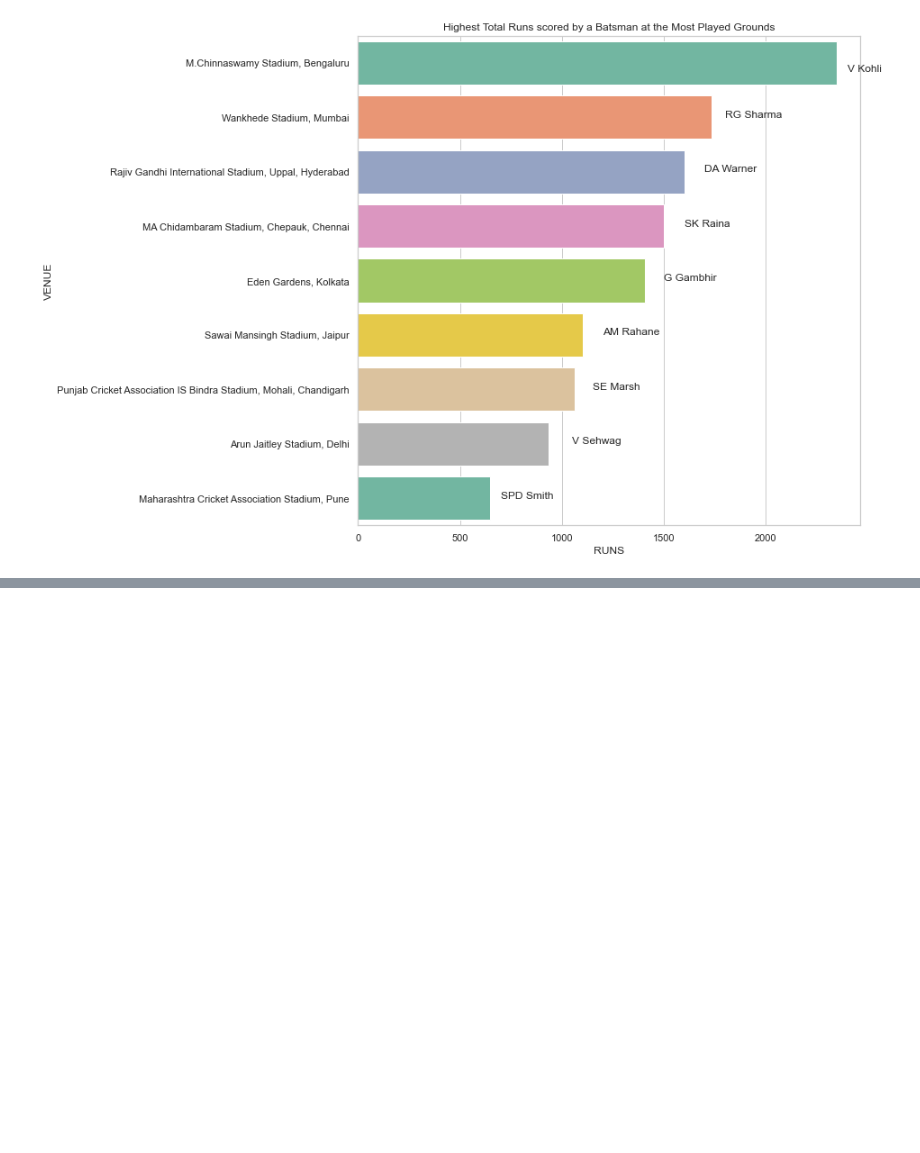
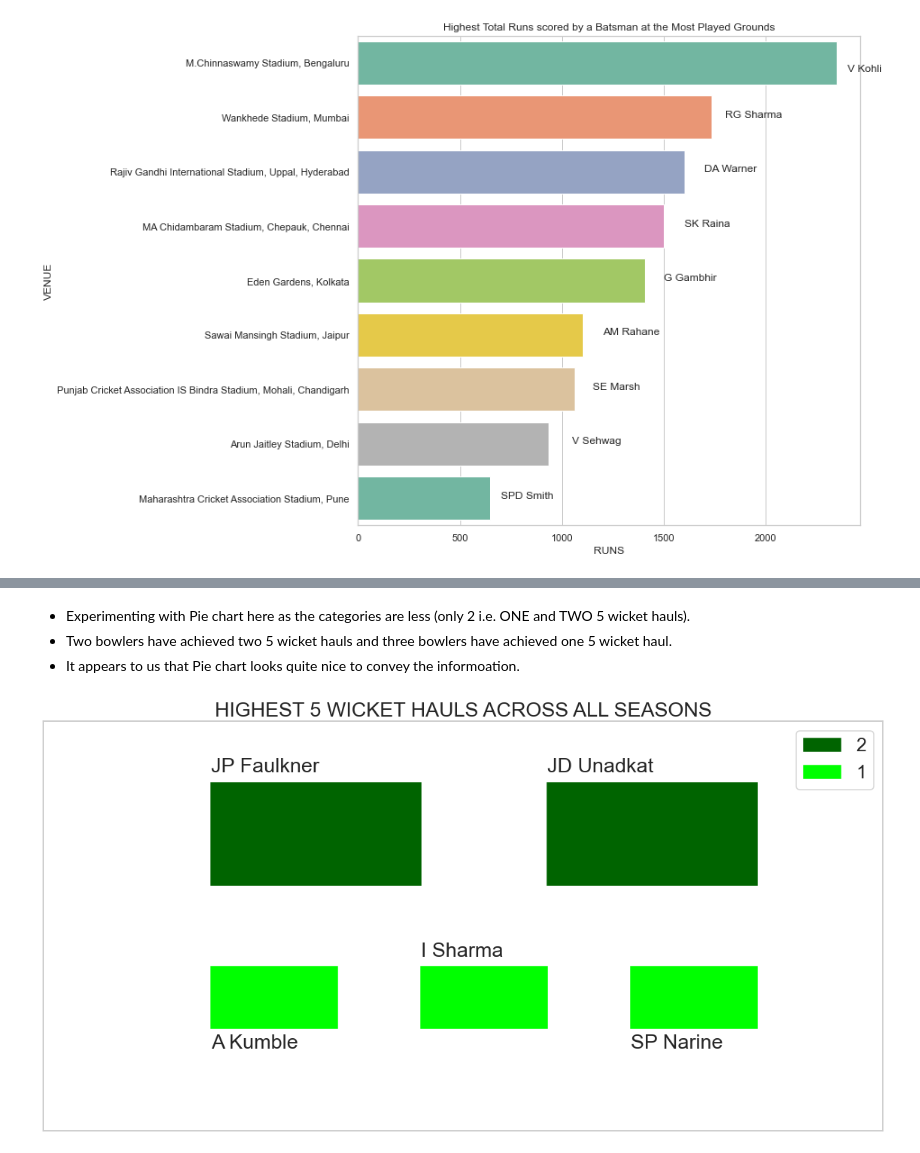
Before and after one commit to umesh-gattem/IPL-D-VIZ, a Jupyter notebook: project/Data Visualization project_murtaza.ipynb, the cells around one changed output, grey strips where cells are left out. Drawn from its saved outputs; the diff is of its cells as text; code cells hidden in the pictures; blank space fills up the shorter version.

```diff
--- a/project/Data Visualization project_murtaza.ipynb
+++ b/project/Data Visualization project_murtaza.ipynb
@@ -1591,0 +1577,4 @@ plt.show()
+# %% [markdown]
+- Experimenting with Pie chart here as the categories are less (only 2 i.e. ONE and TWO 5 wicket hauls).
+- Two bowlers have achieved two 5 wicket hauls and three bowlers have achieved one 5 wicket haul.
+- It appears to us that Pie chart looks quite nice to convey the informoation.
@@ -1591,0 +1583,32 @@ plt.show()
+# %%
+sns.set_context(context='talk', font_scale=1.5)
+fig = plt.figure(figsize=(20,10))
+ax = fig.add_subplot(111)
+rect_1 = Rectangle((2,2), width=5, height=5, color='darkgreen', label=2)
+rect_2 = Rectangle((-6,2), width=5, height=5, color = 'darkgreen')
+
+rect_3 = Rectangle((4,-5), width=3, height=3, color='lime', label=1)
+rect_4 = Rectangle((-1,-5), width=3, height=3, color='lime')
+rect_5 = Rectangle((-6,-5), width=3, height=3, color='lime')
+
+plt.grid()
+ax.add_patch(rect_1)
+ax.add_patch(rect_2)
+ax.add_patch(rect_3)
+ax.add_patch(rect_4)
+ax.add_patch(rect_5)
+
+ax.annotate('JP Faulkner', xy=(-6, 7.5))
+ax.annotate('JD Unadkat', xy=(2, 7.5))
+ax.annotate('A Kumble', xy=(-6,-6))
+ax.annotate('I Sharma', xy=(-1,-1.5))
+ax.annotate('SP Narine', xy=(4,-6))
+plt.xlim((-10,10))
+plt.ylim((-10,10))
+plt.title('HIGHEST 5 WICKET HAULS ACROSS ALL SEASONS')
+plt.legend()
+plt.xticks([])
+plt.yticks([])
+plt.show()
+# %% [output]
+[figure, added]
```
Also changed, not shown: parts of 117 cells of this notebook.
